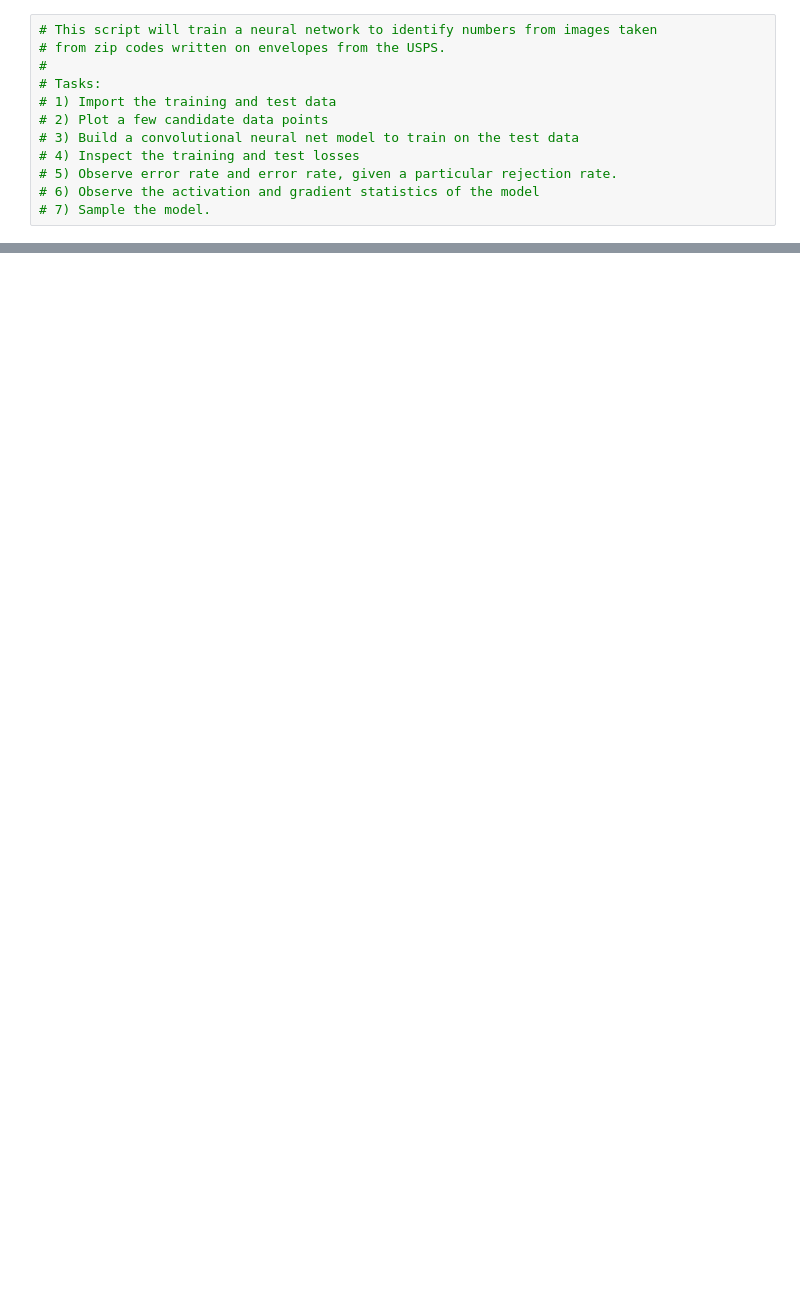
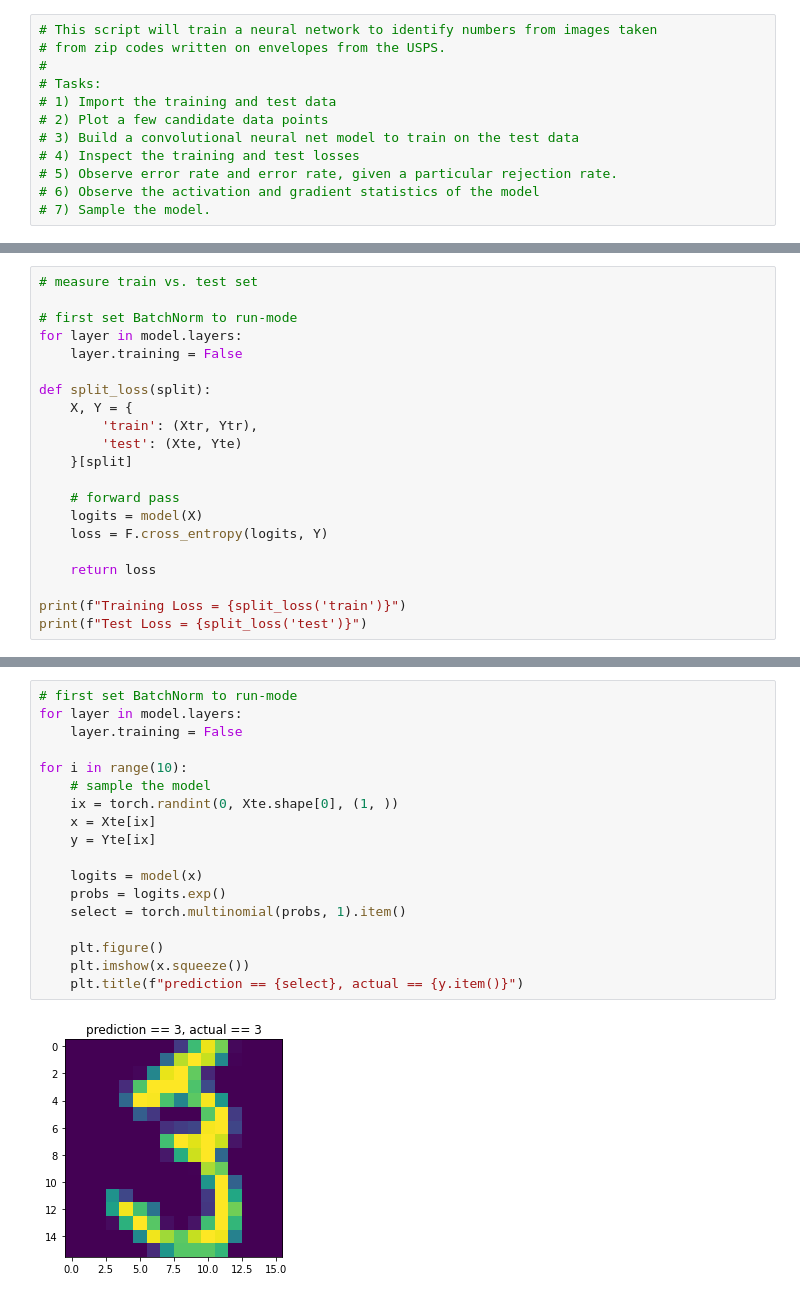
Before and after one commit to mpchang/LeNet_replication, a Jupyter notebook: lenet.ipynb, the cells around one changed output, grey strips where cells are left out. Drawn from its saved outputs; the diff is of its cells as text; blank space fills up the shorter version.

```diff
--- a/lenet.ipynb
+++ b/lenet.ipynb
@@ -322,0 +452,21 @@ torch.Size([7291, 16, 16])
+# %%
+# measure train vs. test set
+
+# first set BatchNorm to run-mode
+for layer in model.layers:
+    layer.training = False
+
+def split_loss(split):
+    X, Y = {
+        'train': (Xtr, Ytr),
+        'test': (Xte, Yte)
+    }[split]
+
+    # forward pass
+    logits = model(X)
+    loss = F.cross_entropy(logits, Y)
+
+    return loss
+
+print(f"Training Loss = {split_loss('train')}")
+print(f"Test Loss = {split_loss('test')}")
@@ -322,0 +476,20 @@ torch.Size([7291, 16, 16])
+# %%
+# first set BatchNorm to run-mode
+for layer in model.layers:
+    layer.training = False
+
+for i in range(10):
+    # sample the model
+    ix = torch.randint(0, Xte.shape[0], (1, ))
+    x = Xte[ix]
+    y = Yte[ix]
+
+    logits = model(x)
+    probs = logits.exp()
+    select = torch.multinomial(probs, 1).item()
+
+    plt.figure()
+    plt.imshow(x.squeeze())
+    plt.title(f"prediction == {select}, actual == {y.item()}")
+# %% [output]
+[figure, added]
```
Also changed, not shown: parts of 12 cells of this notebook.
